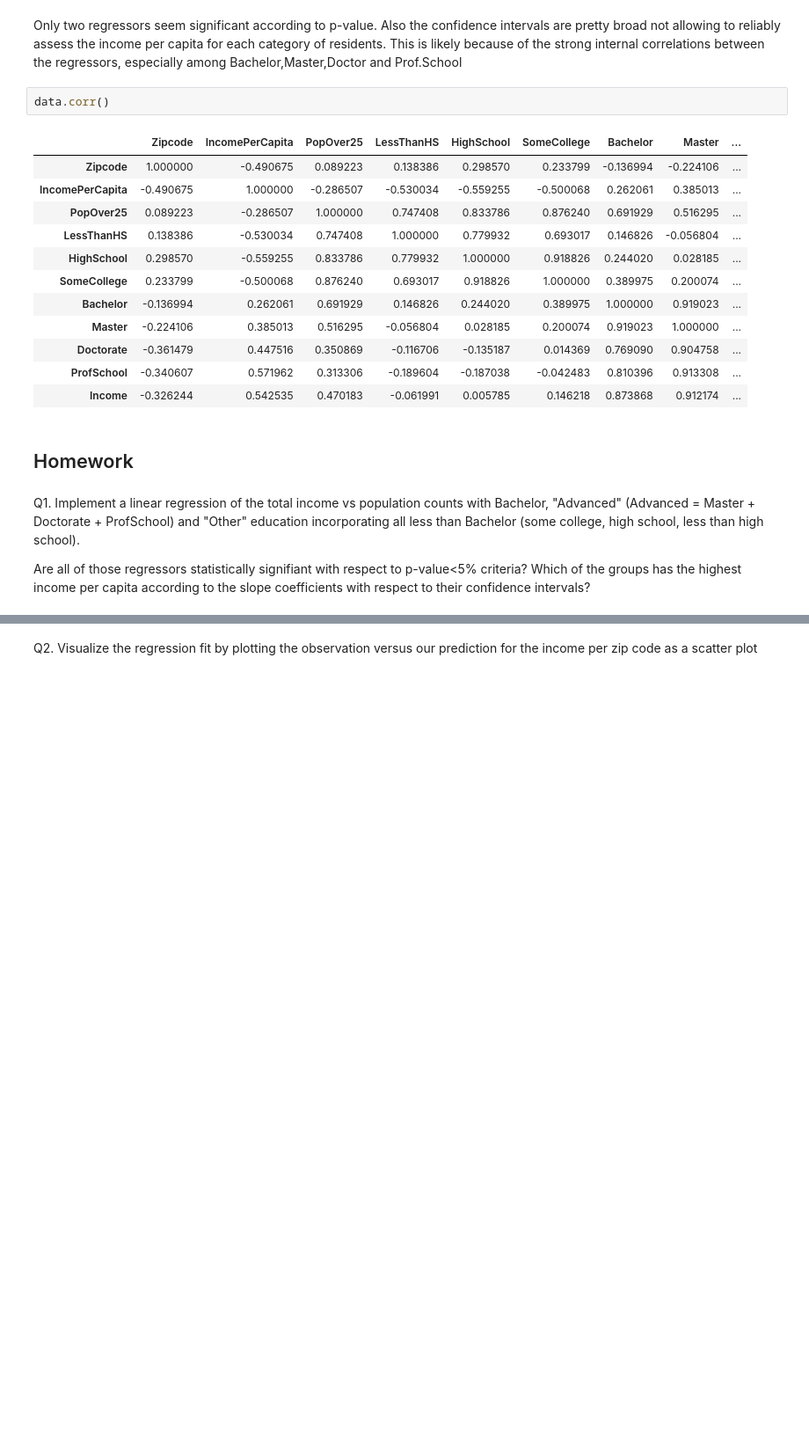
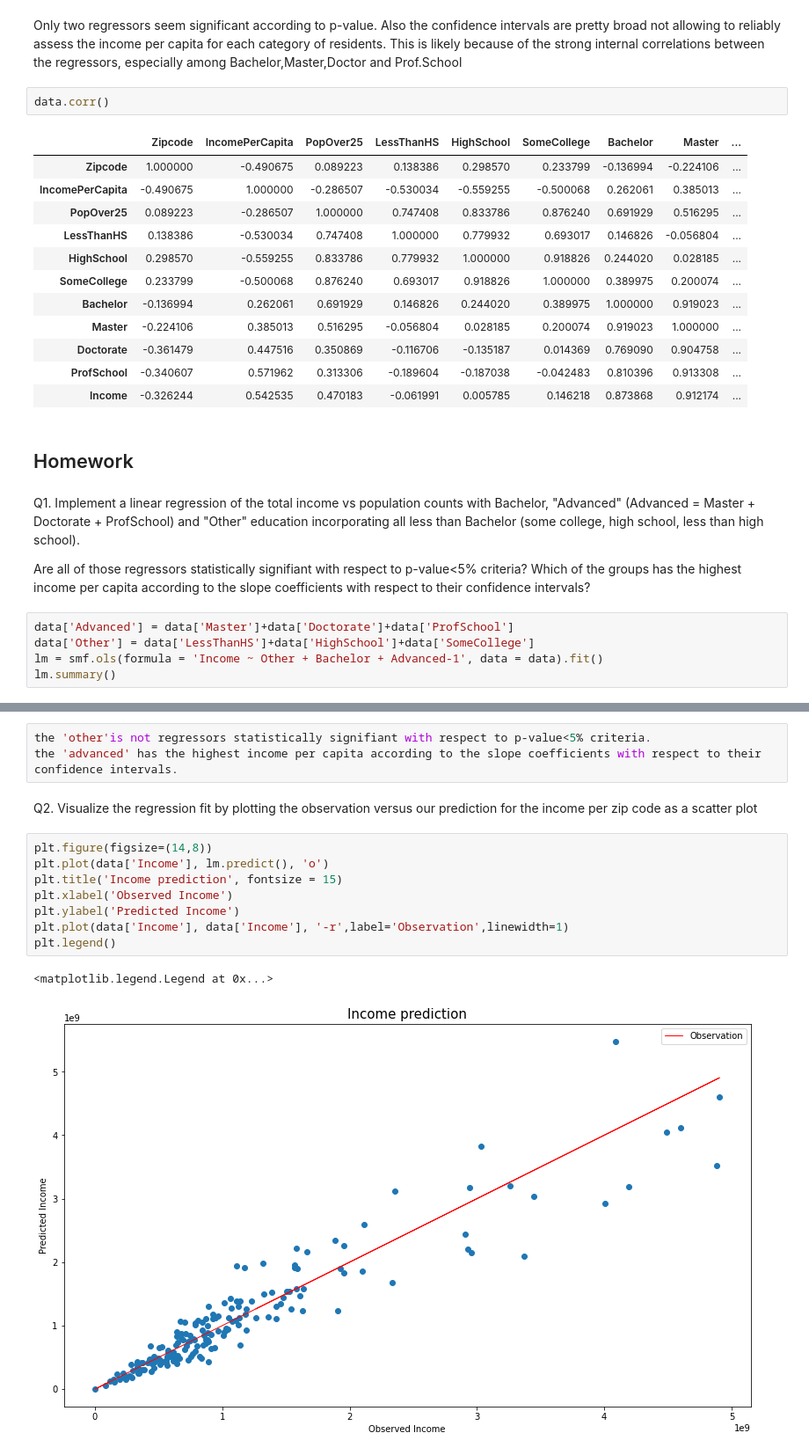
Before and after one commit to CUSPIntroADS2023/Solutions, a Jupyter notebook: LAB10_02_linear_regression_diagnostics.ipynb, the cells around one changed output, grey strips where cells are left out. Shown at 88% size. Drawn from its saved outputs; the diff is of its cells as text; blank space fills up the shorter version.

```diff
--- a/LAB10_02_linear_regression_diagnostics.ipynb
+++ b/LAB10_02_linear_regression_diagnostics.ipynb
@@ -112,3 +112,8 @@ data.corr()
 Q1. Implement a linear regression of the total income vs population counts with Bachelor, "Advanced" (Advanced = Master + Doctorate + ProfSchool) and "Other" education incorporating all less than Bachelor (some college, high school, less than high school).
 
 Are all of those regressors statistically signifiant with respect to p-value<5\% criteria? Which of the groups has the highest income per capita according to the slope coefficients with respect to their confidence intervals?
+# %%
+data['Advanced'] = data['Master']+data['Doctorate']+data['ProfSchool']
+data['Other'] = data['LessThanHS']+data['HighSchool']+data['SomeCollege']
+lm = smf.ols(formula = 'Income ~ Other + Bachelor + Advanced-1', data = data).fit()
+lm.summary()
@@ -115,2 +142,16 @@ Are all of those regressors statistically signifiant with respect to p-value<5\%
+# %%
+the 'other'is not regressors statistically signifiant with respect to p-value<5% criteria.
+the 'advanced' has the highest income per capita according to the slope coefficients with respect to their confidence intervals.
 # %% [markdown]
 Q2. Visualize the regression fit by plotting the observation versus our prediction for the income per zip code as a scatter plot
+# %%
+plt.figure(figsize=(14,8))
+plt.plot(data['Income'], lm.predict(), 'o')
+plt.title('Income prediction', fontsize = 15)
+plt.xlabel('Observed Income')
+plt.ylabel('Predicted Income')
+plt.plot(data['Income'], data['Income'], '-r',label='Observation',linewidth=1)
+plt.legend()
+# %% [output]
+<matplotlib.legend.Legend at 0x...>
+[figure, added]
```
Also changed, not shown: parts of 3 cells of this notebook, 2 other files.
